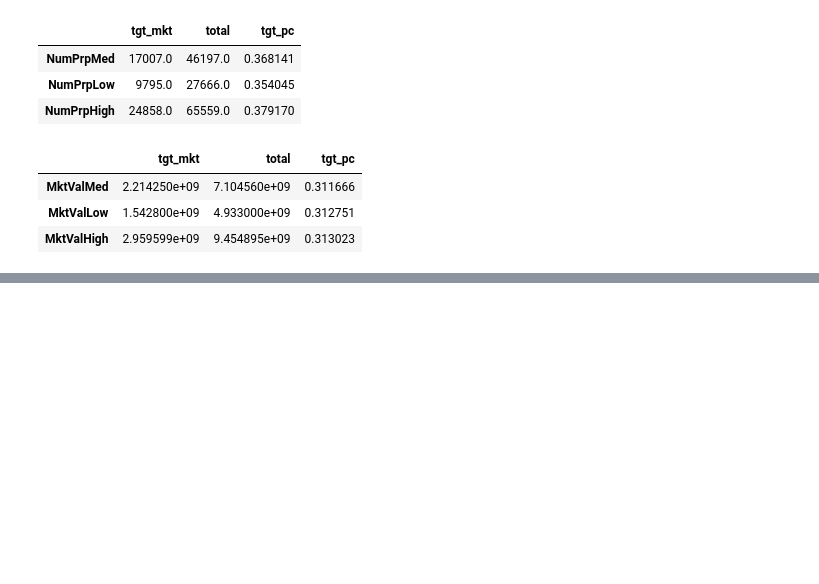
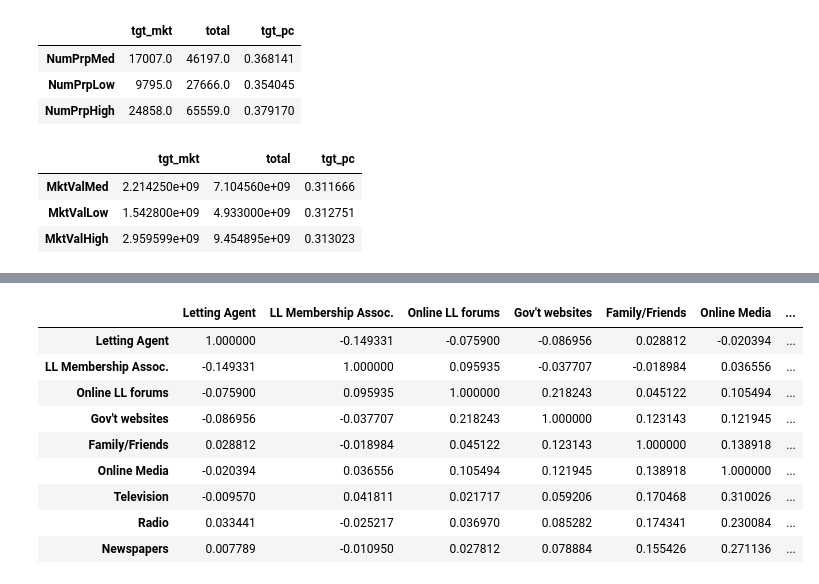
Before and after one commit to sam-hatley/landlord-data, a Jupyter notebook: exploration.ipynb, the cells around one changed output, grey strips where cells are left out. Drawn from its saved outputs; the diff is of its cells as text; code cells hidden in the pictures; blank space fills up the shorter version.

```diff
--- a/exploration.ipynb
+++ b/exploration.ipynb
@@ -633,0 +693,13 @@ prp_df
+# %%
+corrmat
+# %% [output]
+|  | Letting Agent | LL Membership Assoc. | Online LL forums | Gov't websites | Family/Friends | Online Media | ... |
+| Letting Agent | 1.000000 | -0.149331 | -0.075900 | -0.086956 | 0.028812 | -0.020394 | ... |
+| LL Membership Assoc. | -0.149331 | 1.000000 | 0.095935 | -0.037707 | -0.018984 | 0.036556 | ... |
+| Online LL forums | -0.075900 | 0.095935 | 1.000000 | 0.218243 | 0.045122 | 0.105494 | ... |
+| Gov't websites | -0.086956 | -0.037707 | 0.218243 | 1.000000 | 0.123143 | 0.121945 | ... |
+| Family/Friends | 0.028812 | -0.018984 | 0.045122 | 0.123143 | 1.000000 | 0.138918 | ... |
+| Online Media | -0.020394 | 0.036556 | 0.105494 | 0.121945 | 0.138918 | 1.000000 | ... |
+| Television | -0.009570 | 0.041811 | 0.021717 | 0.059206 | 0.170468 | 0.310026 | ... |
+| Radio | 0.033441 | -0.025217 | 0.036970 | 0.085282 | 0.174341 | 0.230084 | ... |
+| Newspapers | 0.007789 | -0.010950 | 0.027812 | 0.078884 | 0.155426 | 0.271136 | ... |
```
Also changed, not shown: parts of 5 cells of this notebook.
